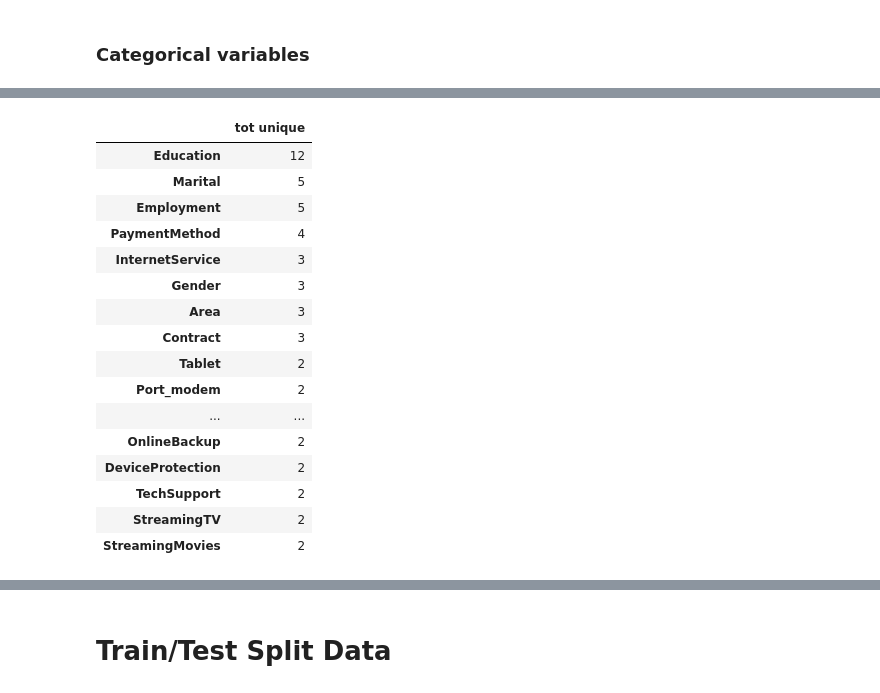
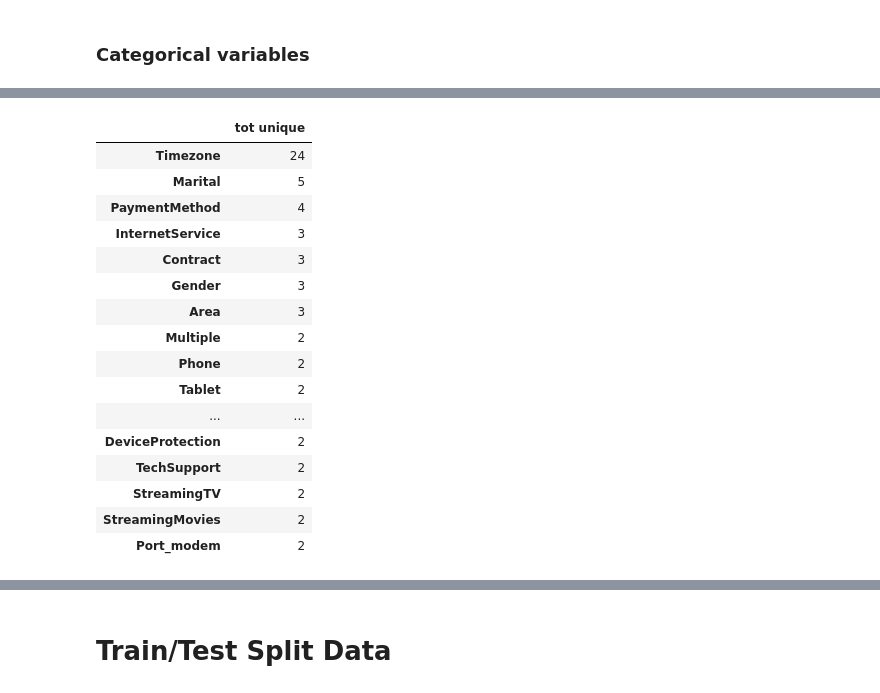
Before and after one commit to rabujamra/WGU_Code, a Jupyter notebook: DMI-Supervised/DMI_Telecom_Class.ipynb, the cells around one changed output, grey strips where cells are left out. Drawn from its saved outputs; the diff is of its cells as text; code cells hidden in the pictures.

```diff
--- a/DMI-Supervised/DMI_Telecom_Class.ipynb
+++ b/DMI-Supervised/DMI_Telecom_Class.ipynb
@@ -7,7 +7,7 @@ pd.set_option('display.max_columns', None)
 # %%
 # Load the processed data
 
-df_telecom = pd.read_csv('../churn_clean.csv') #telecom_data1.csv')
+df_telecom = pd.read_csv('../churn_clean2.csv') #telecom_data1.csv')
 # %%
 df_telecom.head(3)
 # %% [output]
@@ -91,28 +127,28 @@ cols_cat_all = cols_cat_all[3:] #remove the first three cols, related to cust ID
 # %%
 # Cat cols-only those with limited tot unique value (otherwise too many categories created for dummies)
 
 t = X[cols_cat_all].nunique().sort_values(ascending=False)
-t = t.loc[lambda t: t < 20]  # change value to what is desired here, from 20
+t = t.loc[lambda t: t < 50]  # change value to what is desired here, from 50
 cols_cat_all_red = t.index.values.tolist()
 X[cols_cat_all_red].nunique().to_frame('tot unique') #updated reduced list
 # %% [output]
 |  | tot unique |
-| Education | 12 |
+| Timezone | 24 |
 | Marital | 5 |
-| Employment | 5 |
 | PaymentMethod | 4 |
 | InternetService | 3 |
+| Contract | 3 |
 | Gender | 3 |
 | Area | 3 |
-| Contract | 3 |
+| Multiple | 2 |
+| Phone | 2 |
 | Tablet | 2 |
-| Port_modem | 2 |
 | ... | ... |
-| OnlineBackup | 2 |
 | DeviceProtection | 2 |
 | TechSupport | 2 |
 | StreamingTV | 2 |
 | StreamingMovies | 2 |
+| Port_modem | 2 |
 # %%
 # 1. Create dummies-for categorical cols (use reduced col list)
 
```
Also changed, not shown: parts of 21 cells of this notebook.
